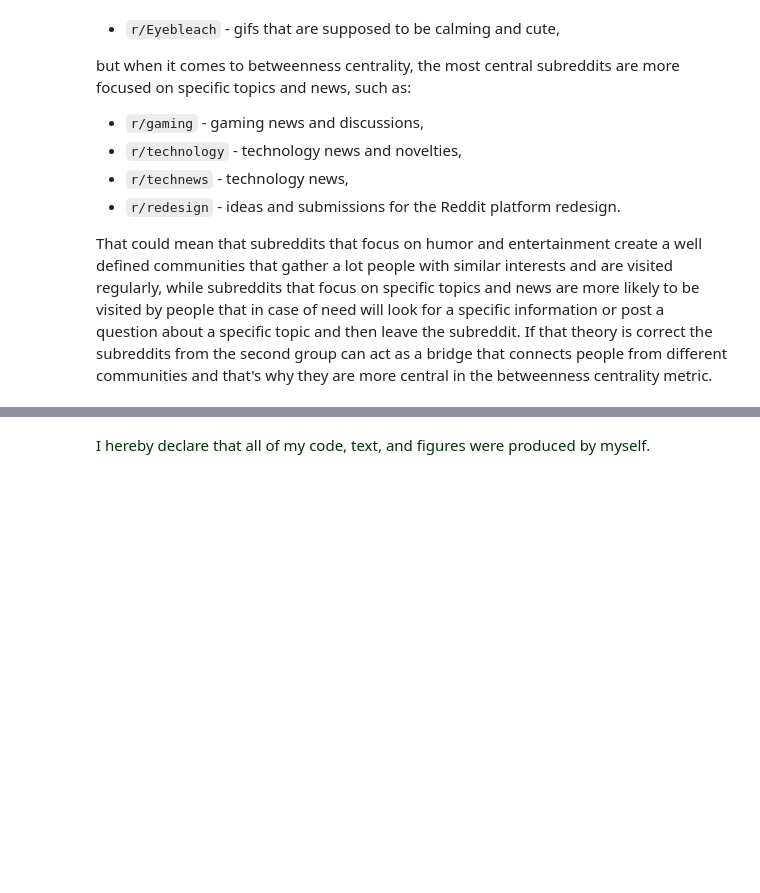
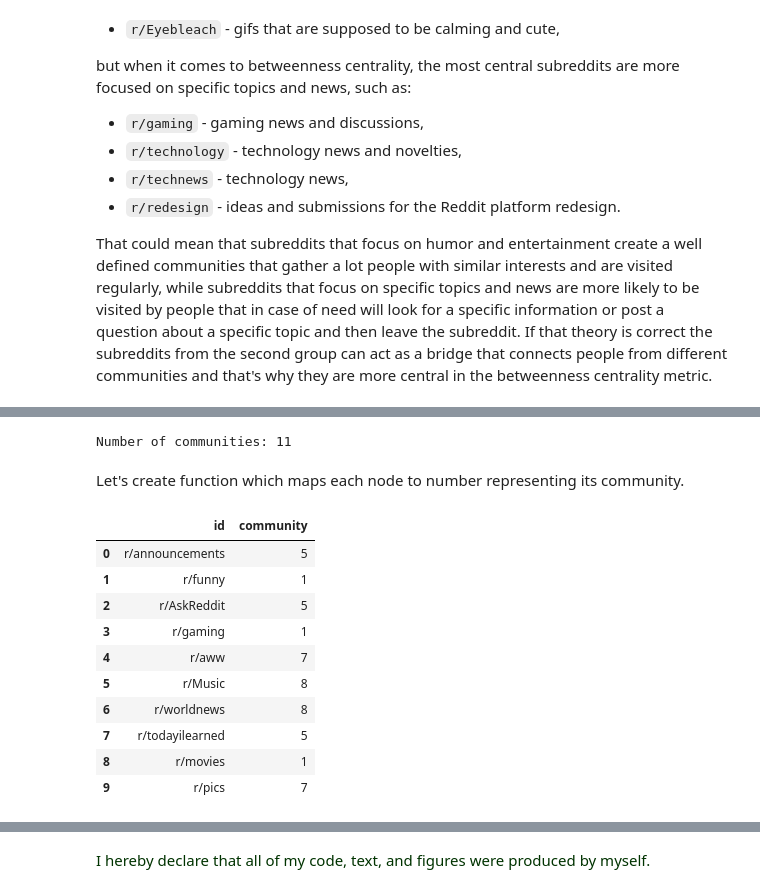
Before and after one commit to steciuk/SNA-reddit-bipartite-analysis, a Jupyter notebook: project.ipynb, the cells around one changed output, grey strips where cells are left out. Cells and saved outputs as stored; diff of their text form; code cells hidden in the pictures; blank space fills up the shorter version.

```diff
--- a/project.ipynb
+++ b/project.ipynb
@@ -1408,0 +1427,8 @@ That could mean that subreddits that focus on humor and entertainment create a w
+# %%
+subs_lcc_lovain = list(nx.algorithms.community.louvain_communities(G_subs_lcc, seed=42))
+
+print(f"Number of communities: {len(subs_lcc_lovain)}")
+# %% [output]
+Number of communities: 11
+# %% [markdown]
+Let's create function which maps each node to number representing its community.
@@ -1408,0 +1441,19 @@ That could mean that subreddits that focus on humor and entertainment create a w
+# %%
+subs_lcc_data = pd.DataFrame(columns=["id", "community"])
+
+subs_lcc_data["id"] = [node for node in G_subs_lcc.nodes()]
+subs_lcc_data["community"] = subs_lcc_data["id"].apply(lambda x: get_community_number(x, subs_lcc_lovain))
+
+display(subs_lcc_data.head(10))
+# %% [output]
+|  | id | community |
+| 0 | r/announcements | 5 |
+| 1 | r/funny | 1 |
+| 2 | r/AskReddit | 5 |
+| 3 | r/gaming | 1 |
+| 4 | r/aww | 7 |
+| 5 | r/Music | 8 |
+| 6 | r/worldnews | 8 |
+| 7 | r/todayilearned | 5 |
+| 8 | r/movies | 1 |
+| 9 | r/pics | 7 |
```
Also changed, not shown: parts of 15 cells of this notebook, 5 other files.
